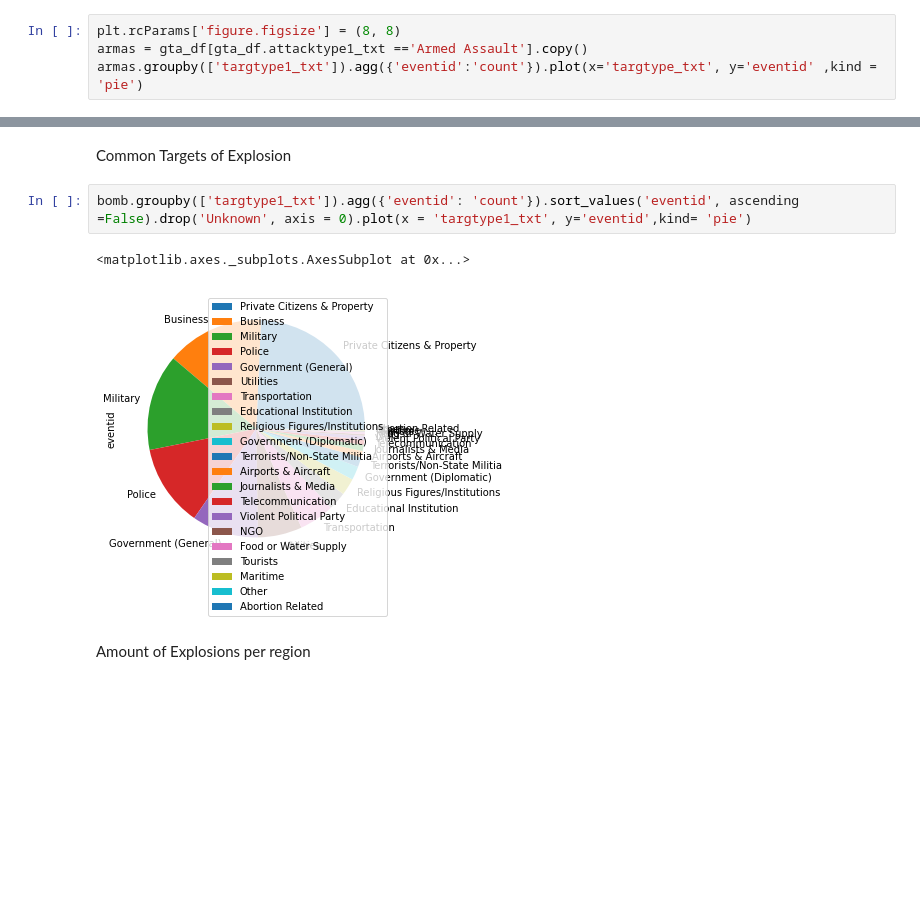
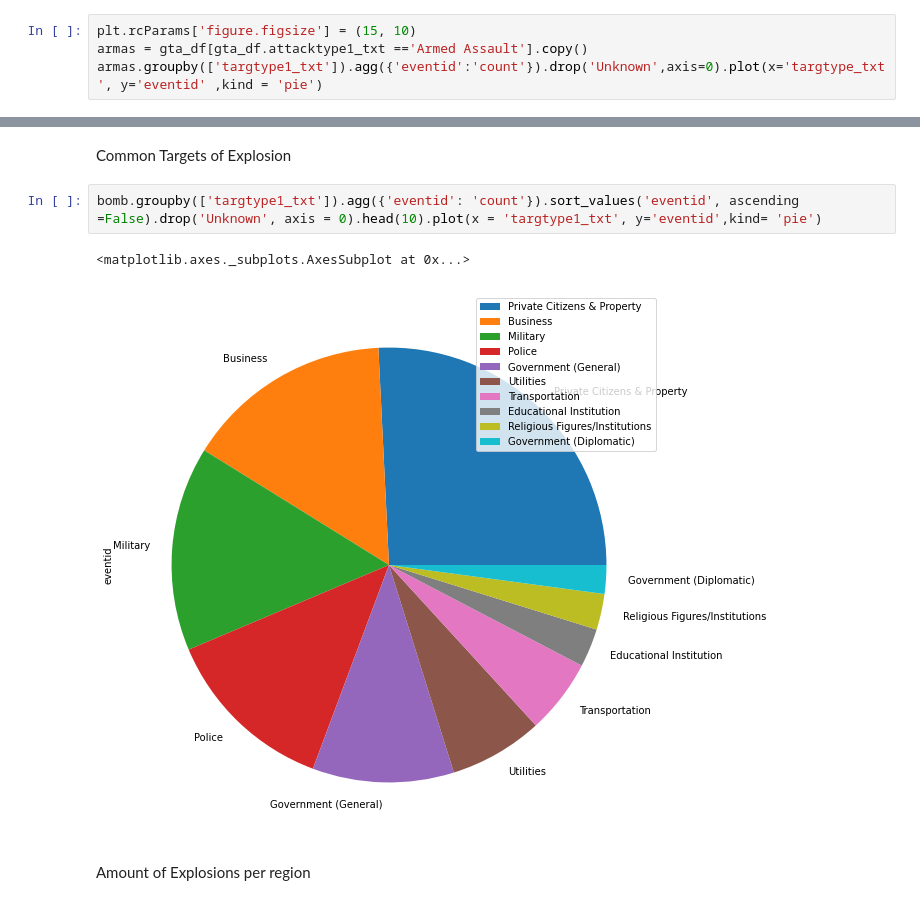
Before and after one commit to mahin-arvind/GTD-EDA, a Jupyter notebook: Copy_of_Global_Terrorism_Analysis_Capstone_Project.ipynb, the cells around one changed output, grey strips where cells are left out. Saved outputs shown, nothing was run; the diff lists cells and outputs as text; blank space fills up the shorter version.

```diff
--- a/Copy_of_Global_Terrorism_Analysis_Capstone_Project.ipynb
+++ b/Copy_of_Global_Terrorism_Analysis_Capstone_Project.ipynb
@@ -133,8 +133,8 @@ gta_df[gta_df.attacktype1_txt =='Armed Assault'].groupby(['region_txt']).agg({'n
 <matplotlib.axes._subplots.AxesSubplot at 0x...>
 [figure]
 # %%
-plt.rcParams['figure.figsize'] = (8, 8)
+plt.rcParams['figure.figsize'] = (15, 10)
 armas = gta_df[gta_df.attacktype1_txt =='Armed Assault'].copy()
-armas.groupby(['targtype1_txt']).agg({'eventid':'count'}).plot(x='targtype_txt', y='eventid' ,kind = 'pie')
+armas.groupby(['targtype1_txt']).agg({'eventid':'count'}).drop('Unknown',axis=0).plot(x='targtype_txt', y='eventid' ,kind = 'pie')
 # %% [output]
 <matplotlib.axes._subplots.AxesSubplot at 0x...>
@@ -174,10 +174,10 @@ bomb
 # %% [markdown]
 Common Targets of Explosion
 # %%
-bomb.groupby(['targtype1_txt']).agg({'eventid': 'count'}).sort_values('eventid', ascending =False).drop('Unknown', axis = 0).plot(x = 'targtype1_txt', y='eventid',kind= 'pie')
+bomb.groupby(['targtype1_txt']).agg({'eventid': 'count'}).sort_values('eventid', ascending =False).drop('Unknown', axis = 0).head(10).plot(x = 'targtype1_txt', y='eventid',kind= 'pie')
 # %% [output]
 <matplotlib.axes._subplots.AxesSubplot at 0x...>
-[figure, old version]
+[figure, new version]
 # %% [markdown]
 Amount of Explosions per region
 # %%
```
Also changed, not shown: parts of 9 cells of this notebook.
